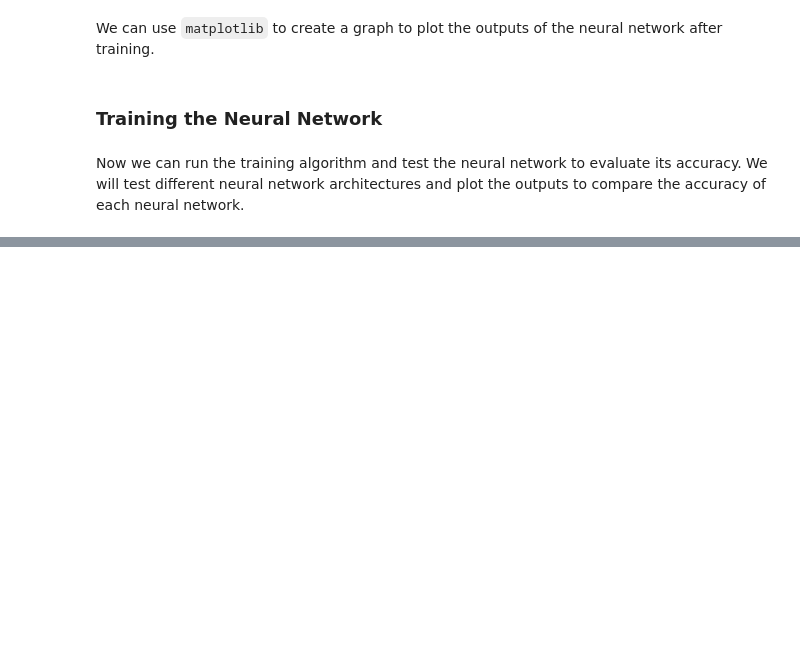
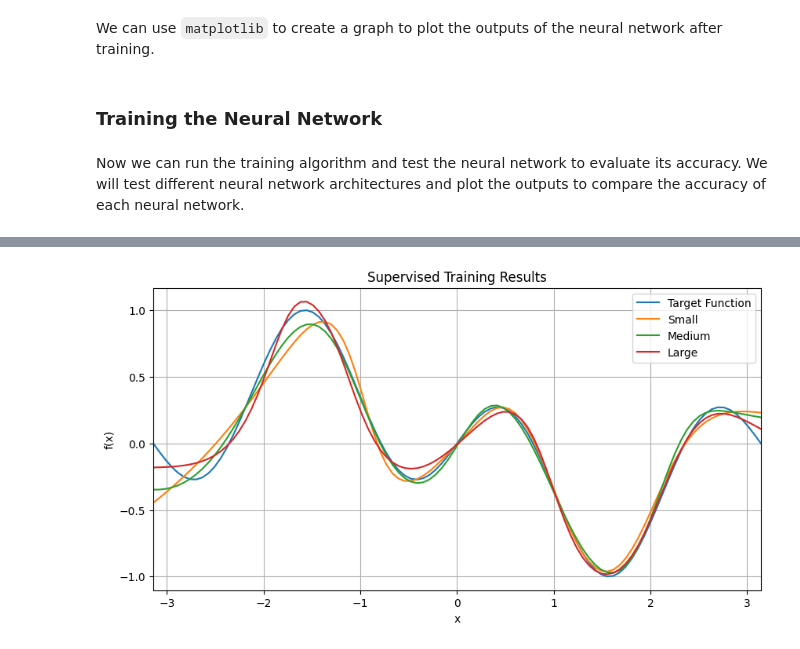
Before and after one commit to javidahmed64592/neural-network, a Jupyter notebook: examples/function_approximation.ipynb, the cells around one changed output, grey strips where cells are left out. Saved outputs shown, nothing was run; the diff lists cells and outputs as text; code cells hidden in the pictures; blank space fills up the shorter version.

```diff
--- a/examples/function_approximation.ipynb
+++ b/examples/function_approximation.ipynb
@@ -256,22 +201,22 @@ def evaluate_nn(nn: NeuralNetwork, data: list[tuple[list[float], float]]) -> tup
     :param list[tuple[list[float], float]] data:
         The dataset to evaluate on.
     :return tuple[np.ndarray, float]:
-        List of errors and average error as a percentage.
+        List of errors and RMS error.
     """
-    dataset_size = len(data)
     outputs = []
     expected = []
 
-    for i in range(dataset_size):
-        inputs = data[i][0]
-        expected_output = data[i][1]
+    for data_point in data:
+        inputs = data_point[0]
+        expected_output = data_point[1]
         output = nn.feedforward(inputs)[0]
+
         outputs.append(output)
         expected.append(expected_output)
 
     errors = calculate_errors(expected_outputs=np.array(expected), actual_outputs=np.array(outputs))
-    percentage_error = calculate_percentage_error(errors)
-    return errors, percentage_error
+    rms_error = calculate_rms_error(errors)
+    return errors, rms_error
 # %% [markdown]
 ### Testing and Visualization
 # %% [markdown]
@@ -307,32 +252,39 @@ def plot_results(neural_networks: dict[str, NeuralNetwork], title: str) -> None:
 # %% [markdown]
 Now we can run the training algorithm and test the neural network to evaluate its accuracy.
 We will test different neural network architectures and plot the outputs to compare the accuracy of each neural network.
+# %%
+SMALL_HIDDEN_LAYER_SIZES = [32, 8]
+MEDIUM_HIDDEN_LAYER_SIZES = [32, 16]
+LARGE_HIDDEN_LAYER_SIZES = [32, 32]
 # %%
 supervised_nn_dict = {
-    "Small": create_nn(hidden_layer_sizes=[8, 4, 2]),
-    "Medium": create_nn(hidden_layer_sizes=[16, 8, 4]),
-    "Large": create_nn(hidden_layer_sizes=[32, 16, 8]),
+    "Small": create_nn(hidden_layer_sizes=SMALL_HIDDEN_LAYER_SIZES),
+    "Medium": create_nn(hidden_layer_sizes=MEDIUM_HIDDEN_LAYER_SIZES),
+    "Large": create_nn(hidden_layer_sizes=LARGE_HIDDEN_LAYER_SIZES),
 }
 
 logger.info("Each neural network will be trained for %s epochs.", NUM_EPOCHS)
 
+logger.info("Generating dataset with %s data points...", DATASET_SIZE)
+data_supervised = generate_supervised_training_data(DATASET_SIZE, X_RANGE)
+training_data_supervised, testing_data_supervised = split_data(data_supervised)
+logger.info(
+    "Will use %s data points for training and %s data points for testing.",
+    len(training_data_supervised),
+    len(testing_data_supervised),
+)
 
 for name, nn in supervised_nn_dict.items():
-    logger.info("Generating dataset with %s data points...", DATASET_SIZE)
-    data_supervised = generate_supervised_training_data(DATASET_SIZE, X_RANGE)
-    training_data_supervised, testing_data_supervised = split_data(data_supervised)
-    logger.info(
-        "Will use %s data points for training and %s data points for testing.",
-        len(training_data_supervised),
-        len(testing_data_supervised),
-    )
-    logger.info("BEGINNING TRAINING FOR NEURAL NETWORK: %s", name)
+    logger.info("=== NEURAL NETWORK: %s ===", name)
+    logger.info("Training...")
     nn.run_supervised_training(
         inputs=[input_data for input_data, _ in training_data_supervised],
         expected_outputs=[expected_output for _, expected_output in training_data_supervised],
         epochs=NUM_EPOCHS,
     )
 
-    _, percentage_error = evaluate_nn(nn, testing_data_supervised)
-    logger.info("Error: %.4f%%", percentage_error)
+    _, rms_error = evaluate_nn(nn, testing_data_supervised)
+    logger.info("RMS Error: %.6f", rms_error)
+
+plot_results(supervised_nn_dict, "Supervised Training Results")
 # %% [output]
@@ -351,0 +303 @@ for name, nn in supervised_nn_dict.items():
+[figure, added]
```
Also changed, not shown: parts of 10 cells of this notebook.
